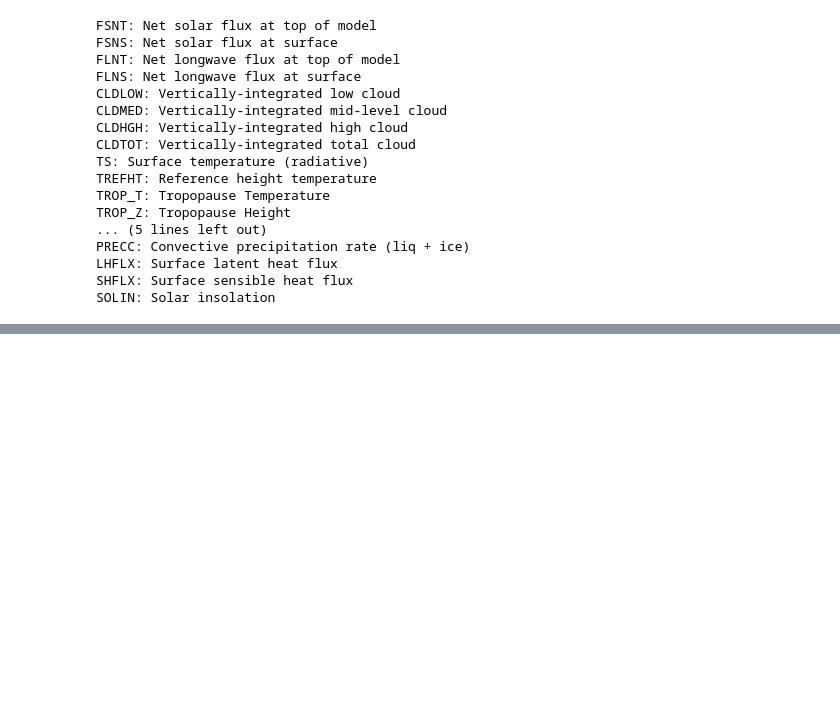
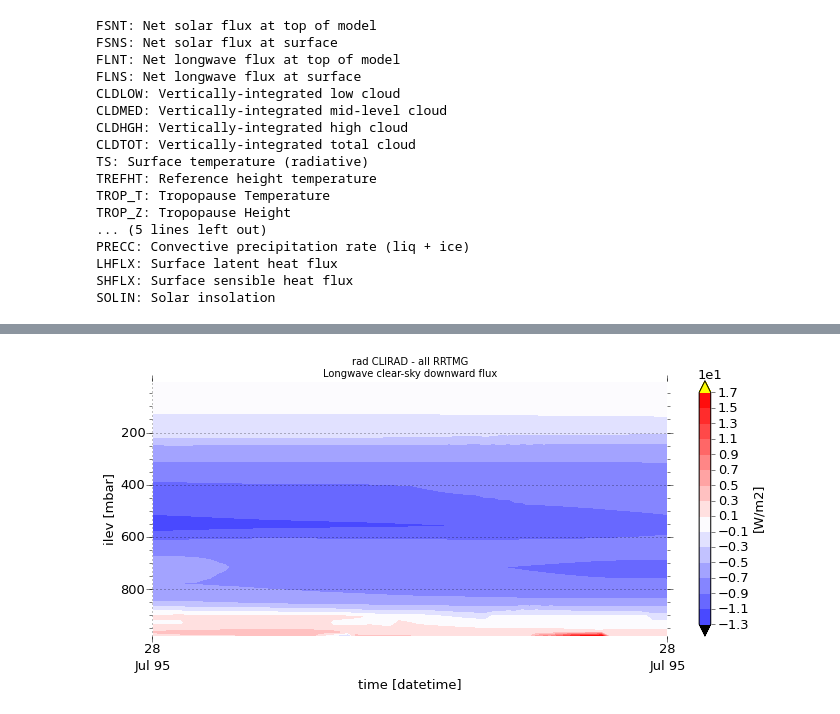
Before and after one commit to qAp/SCAM_radiation_notebooks, a Jupyter notebook: arm95_LWrrtmgclirad_SWrrtmgclirad.ipynb, the cells around one changed output, grey strips where cells are left out. Saved outputs shown, nothing was run; the diff lists cells and outputs as text; code cells hidden in the pictures; blank space fills up the shorter version.

```diff
--- a/arm95_LWrrtmgclirad_SWrrtmgclirad.ipynb
+++ b/arm95_LWrrtmgclirad_SWrrtmgclirad.ipynb
@@ -727,3 +724,7 @@ sorad_direct_FDS_vs_camhist_FDS(d3sets)
+# %%
+fig = climaviz.contourf_interest_for_all_cases(diff_d3sets_subtime, interest = 'FDLC', cmap = plt.get_cmap('bwr'))
+# %% [output]
+[figure, added]
 # %%
 display.HTML('''<script>
 code_show=true;
```
Also changed, not shown: parts of 11 cells of this notebook.
